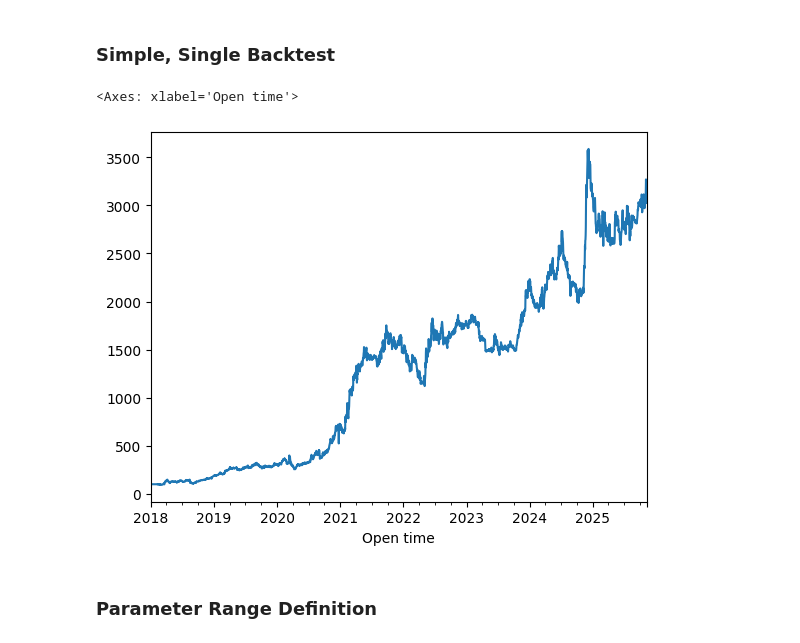
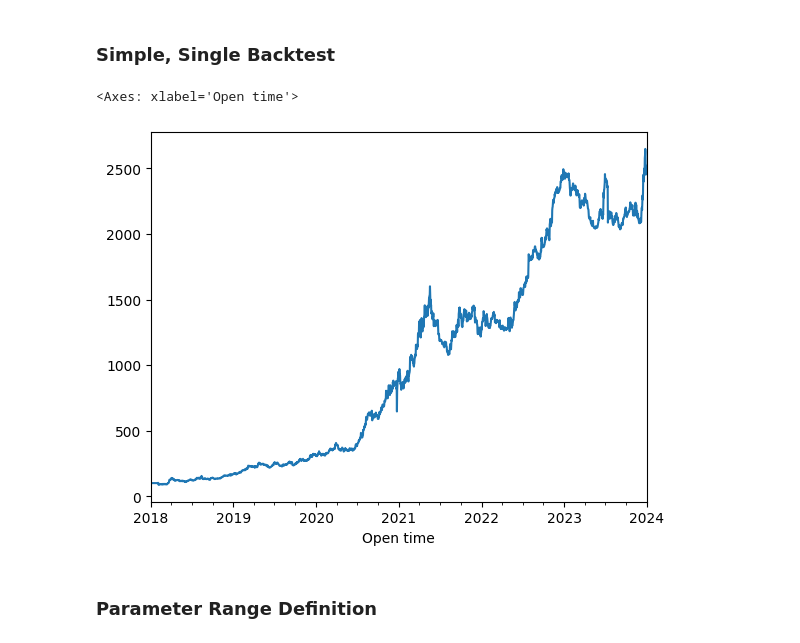
Before and after one commit to chickenopoulos/crypto-factors, a Jupyter notebook: factor_research_template.ipynb, the cells around one changed output. Saved outputs shown, nothing was run; the diff lists cells and outputs as text; code cells hidden in the pictures.

```diff
--- a/factor_research_template.ipynb
+++ b/factor_research_template.ipynb
@@ -23,6 +28,8 @@ from utils import *
 # Load Data
 # %%
 universe = pd.read_csv('COINGECKO_BINANCE_MAPPING.csv')
+# %%
+universe = universe[universe['id'] != 3396]
 # %%
 ohlcv = pd.read_parquet('binance_futures_ohlcv.parquet')
 ohlcv = ohlcv[ohlcv.symbol.isin(universe.binance_perp)]
@@ -47,5 +54,3 @@ mcap = mcap.loc[price.index]
 tm_data = None
 # %% [markdown]
 # Factor Definition
-# %%
-factor = price.pct_change(30)
@@ -64,3 +117,5 @@ factor = price.pct_change(30)
+# %%
+factor = formulate_factor(N=30)
 # %% [markdown]
 # Initial Simulations
 # %% [markdown]
@@ -68,36 +123,36 @@ factor = price.pct_change(30)
 # %%
 # Align factor and price data
 _price = price.copy()
 common_index = factor.index.intersection(_price.index)
-factor = factor.loc[common_index].copy()
+_factor = factor.loc[common_index].copy()
 _price = _price.loc[common_index].copy()
 _volume = volume.loc[common_index].copy()
 _mcap = mcap.loc[common_index].copy()
 
 pfo, weights, trades = get_factor_ls_portfolio(
-                            # _price.loc[:'2024-01-01'],
-                            # factor.loc[:'2024-01-01'],
+                            _price.loc[:'2024-01-01'],
+                            factor.loc[:'2024-01-01'],
                             # _price.loc['2024-01-01':],
                             # factor.loc['2024-01-01':],
-                            _price.loc[:],
-                            factor.loc[:],
+                            # _price,
+                            # _factor,
                             flipped=False,
                             bt_start=None,
                             bt_end=None,
-                            fees=0.0005,
+                            fees=0.000,
                             visualize_legs=False,
-                            volume=None,
-                            volume_threshold=None,
-                            weight_method="inverse_factor",
-                            vol_lookback=30,
+                            # volume=_volume.rolling(7).mean().shift(),
+                            # volume_threshold=100_000,
+                            weight_method="equal",
+                            vol_lookback=90,
                             mcap=_mcap,
                             top=20
                         )
 
 pfo.value().plot()
 # %% [output]
 <Axes: xlabel='Open time'>
-[figure, old version]
+[figure, new version]
 # %% [markdown]
 ### Parameter Range Definition
 # %%
```
Also changed, not shown: parts of 34 cells of this notebook, 3 other files.
